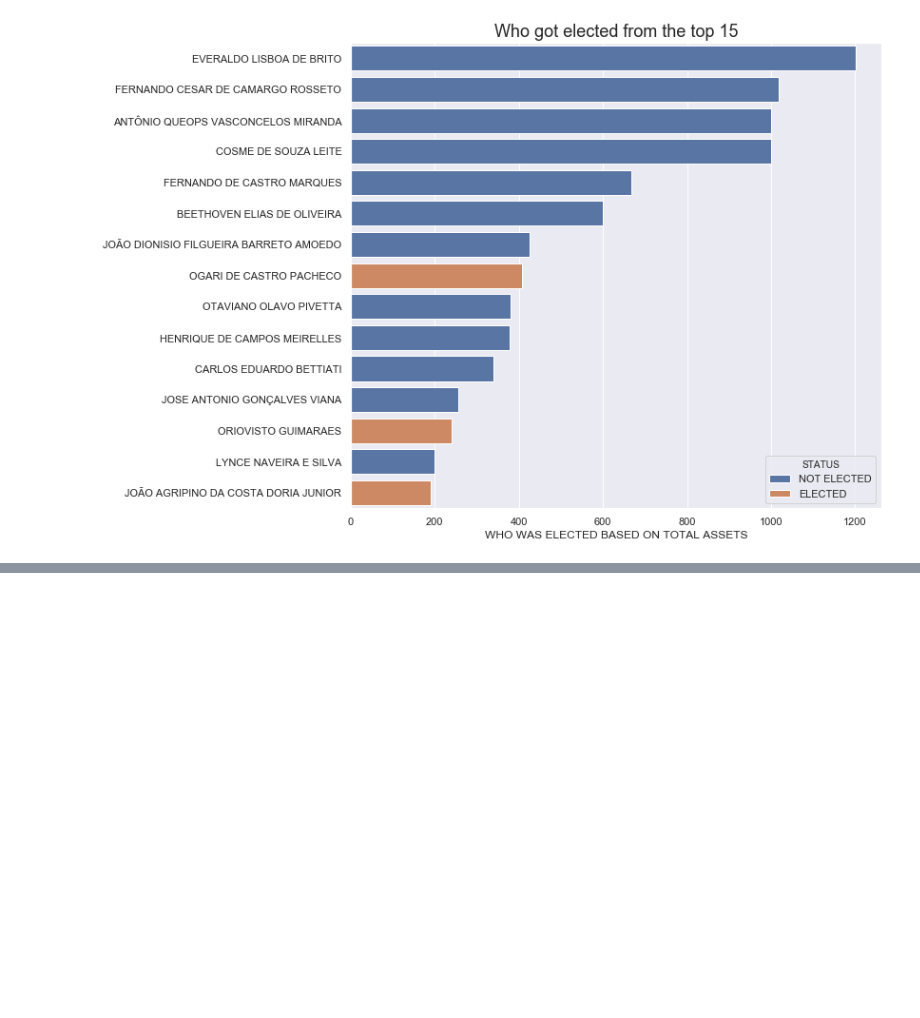
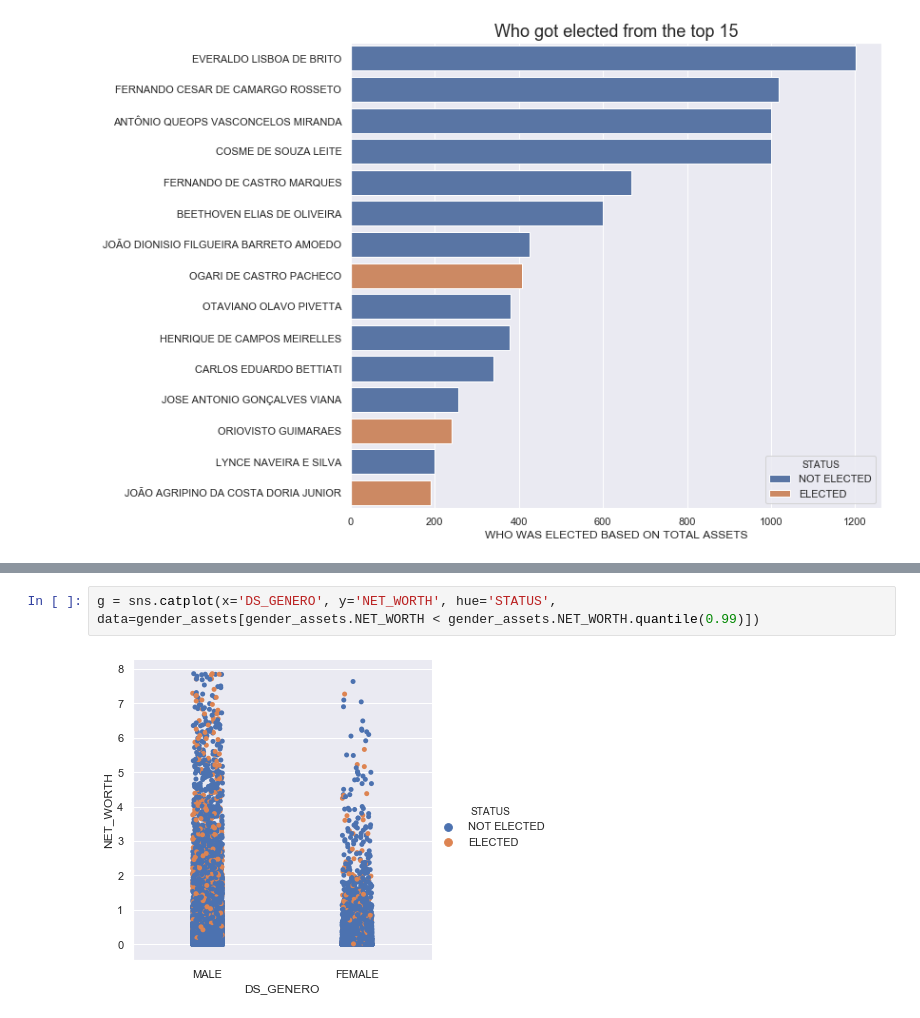
Before and after one commit to gguillaux/brazil_elections_2018, a Jupyter notebook: EDA.ipynb, the cells around one changed output, grey strips where cells are left out. Drawn from its saved outputs; the diff is of its cells as text; blank space fills up the shorter version.

```diff
--- a/EDA.ipynb
+++ b/EDA.ipynb
@@ -163,0 +194,4 @@ plt.show()
+# %%
+g = sns.catplot(x='DS_GENERO', y='NET_WORTH', hue='STATUS', data=gender_assets[gender_assets.NET_WORTH < gender_assets.NET_WORTH.quantile(0.99)])
+# %% [output]
+[figure, added]
```
Also changed, not shown: parts of 6 cells of this notebook.
